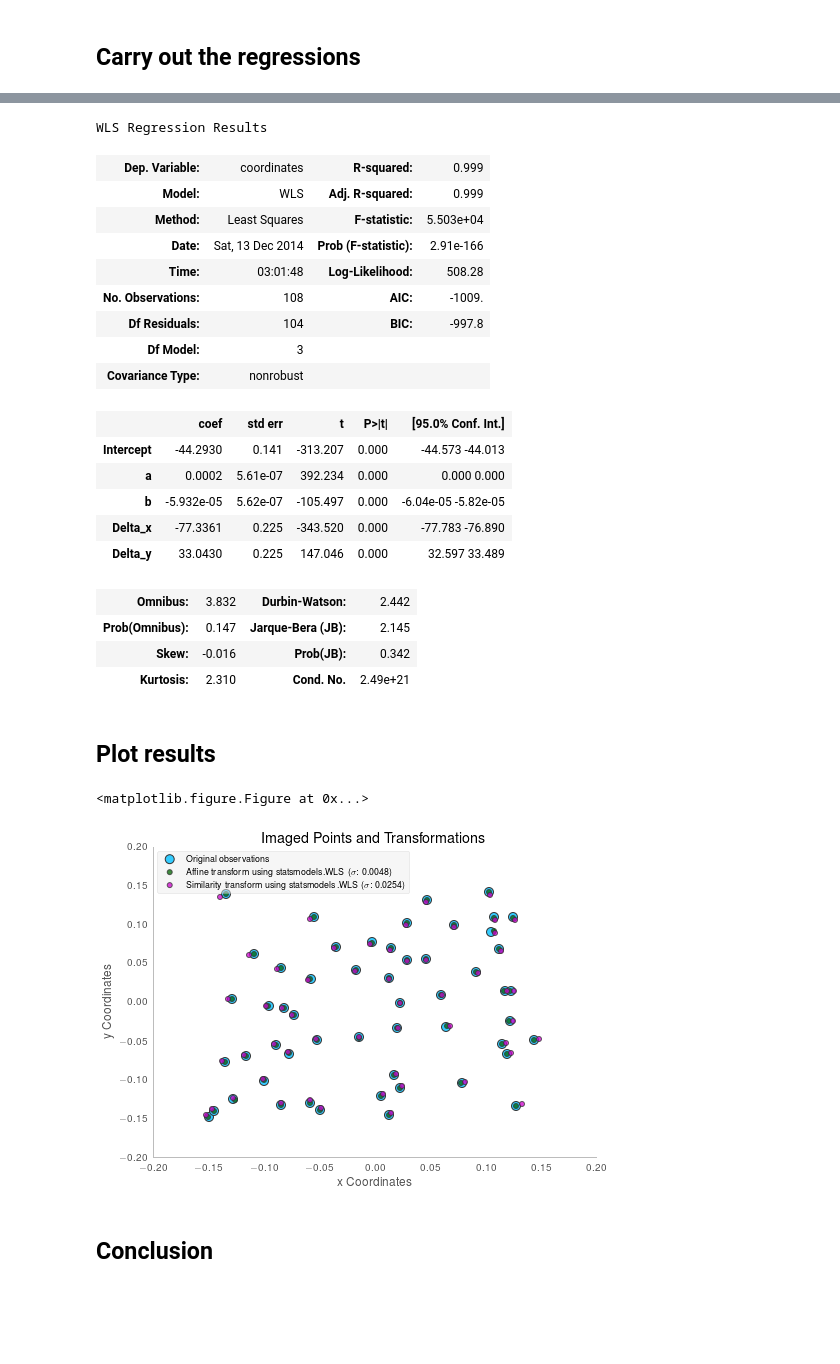
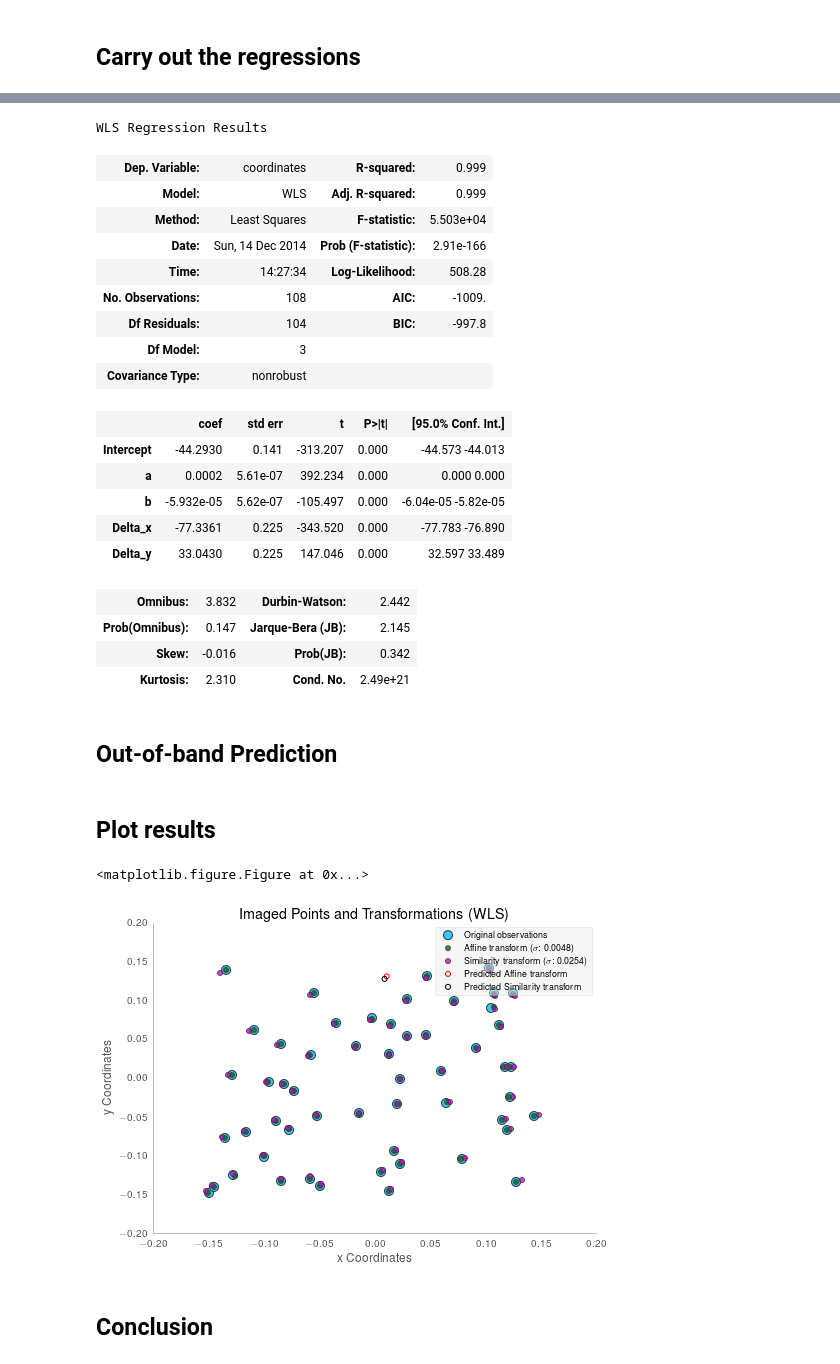
Before and after one commit to urschrei/linalg, a Jupyter notebook: notebooks/weighted_least_squares.ipynb, the cells around one changed output, grey strips where cells are left out. Cells and saved outputs as stored; diff of their text form; code cells hidden in the pictures; blank space fills up the shorter version.

Commit message:
Add demo and plot for out-of-band prediction

```diff
--- a/notebooks/weighted_least_squares.ipynb
+++ b/notebooks/weighted_least_squares.ipynb
@@ -137,10 +137,10 @@ similarity_A = similarity_A.join(b_vector)
 ## Create a covariance vector
 # %%
 # we can safely divide by 2, because we're guaranteed an equal number of x and y coords
-divider = len(b_vector) / 2
+half = len(b_vector) / 2
 covariance = pd.Series(
-    [b_vector['coordinates'][:divider].std() ** 2] * divider +
-    [b_vector['coordinates'][divider:].std() ** 2] * divider
+    [b_vector['coordinates'][:half].std() ** 2] * half +
+    [b_vector['coordinates'][half:].std() ** 2] * half
 )
 print(covariance.head())
 print(covariance.tail())
@@ -199,8 +199,8 @@ WLS Regression Results
 | Dep. Variable: | coordinates | R-squared: | 0.999 |
 | Model: | WLS | Adj. R-squared: | 0.999 |
 | Method: | Least Squares | F-statistic: | 5.503e+04 |
-| Date: | Sat, 13 Dec 2014 | Prob (F-statistic): | 2.91e-166 |
-| Time: | 03:01:48 | Log-Likelihood: | 508.28 |
+| Date: | Sun, 14 Dec 2014 | Prob (F-statistic): | 2.91e-166 |
+| Time: | 14:27:34 | Log-Likelihood: | 508.28 |
 | No. Observations: | 108 | AIC: | -1009. |
 | Df Residuals: | 104 | BIC: | -997.8 |
 | Df Model: | 3 |  |  |
@@ -215,3 +215,5 @@ WLS Regression Results
 | Prob(Omnibus): | 0.147 | Jarque-Bera (JB): | 2.145 |
 | Skew: | -0.016 | Prob(JB): | 0.342 |
 | Kurtosis: | 2.310 | Cond. No. | 2.49e+21 |
+# %% [markdown]
+## Out-of-band Prediction
@@ -218,3 +252,10 @@ WLS Regression Results
+# %%
+# get a new random point
+rpoint = random_point(ground_control_points)
+# %%
+# predict
+predicted_affine = list(affine_results.predict(exog=affine_dict([rpoint])))
+predicted_similarity = list(similarity_results.predict(exog=similarity_dict([rpoint])))
 # %% [markdown]
 ## Plot results
 # %%
@@ -234,43 +275,62 @@ orig = plt.scatter(
     alpha=1.0)
 # the predict() method generates points used to plot updated observations
 af = plt.scatter(
-    affine_results.predict()[:len(b_vector)/2],
-    affine_results.predict()[len(b_vector)/2:],
+    affine_results.predict()[:half],
+    affine_results.predict()[half:],
     marker='o',
     color='#006600',
     edgecolor='#333333',
     lw=1,
     s=25,
     alpha=0.75)
 sm = plt.scatter(
-    similarity_results.predict()[:divider],
-    similarity_results.predict()[divider:],
+    similarity_results.predict()[:half],
+    similarity_results.predict()[half:],
     marker='o',
     color='#CC00CC',
     edgecolor='#333333',
     lw=1,
     s=25,
     alpha=0.75)
+
+pred_aff = plt.scatter(
+    predicted_affine[0],
+    predicted_affine[1],
+    lw=1.,
+    s=25,
+    color='none',
+    edgecolor='red')
+
+pred_sim = plt.scatter(
+    predicted_similarity[0],
+    predicted_similarity[1],
+    lw=1.,
+    s=25,
+    color='none',
+    edgecolor='k')
+
 ax.set_xlabel('x Coordinates')
 ax.set_ylabel('y Coordinates')
-plt.title("Imaged Points and Transformations")
+plt.title("Imaged Points and Transformations (WLS)")
 leg = plt.legend(
-    (orig, af, sm),
+    (orig, af, sm, pred_aff, pred_sim),
     ('Original observations',
-    r'Affine transform using statsmodels.WLS ($\sigma$: %0.4f)' % np.sqrt(affine_results.mse_resid),
-    r'Similarity transform using statsmodels.WLS ($\sigma$: %0.4f)' % np.sqrt(similarity_results.scale)),
+    r'Affine transform ($\sigma$: %0.4f)' % np.sqrt(affine_results.mse_resid),
+    r'Similarity transform ($\sigma$: %0.4f)' % np.sqrt(similarity_results.scale),
+    r'Predicted Affine transform',
+    r'Predicted Similarity transform'),
     loc='upper left',
     scatterpoints=1,
     fontsize=9)
 leg.get_frame().set_alpha(0.5)
 ax.spines['top'].set_visible(False)
 ax.spines['right'].set_visible(False)
 plt.tight_layout()
 ax.grid(b=None)
 plt.savefig('../WLS.png', format="png", bbox_inches='tight', alpha=True, transparent=True, dpi=100)
 # %% [output]
 <matplotlib.figure.Figure at 0x...>
-[figure, old version]
+[figure, new version]
 # %% [markdown]
 ## Conclusion
 # %% [markdown]
```
Also changed, not shown: parts of 2 cells of this notebook, 1 other file.
